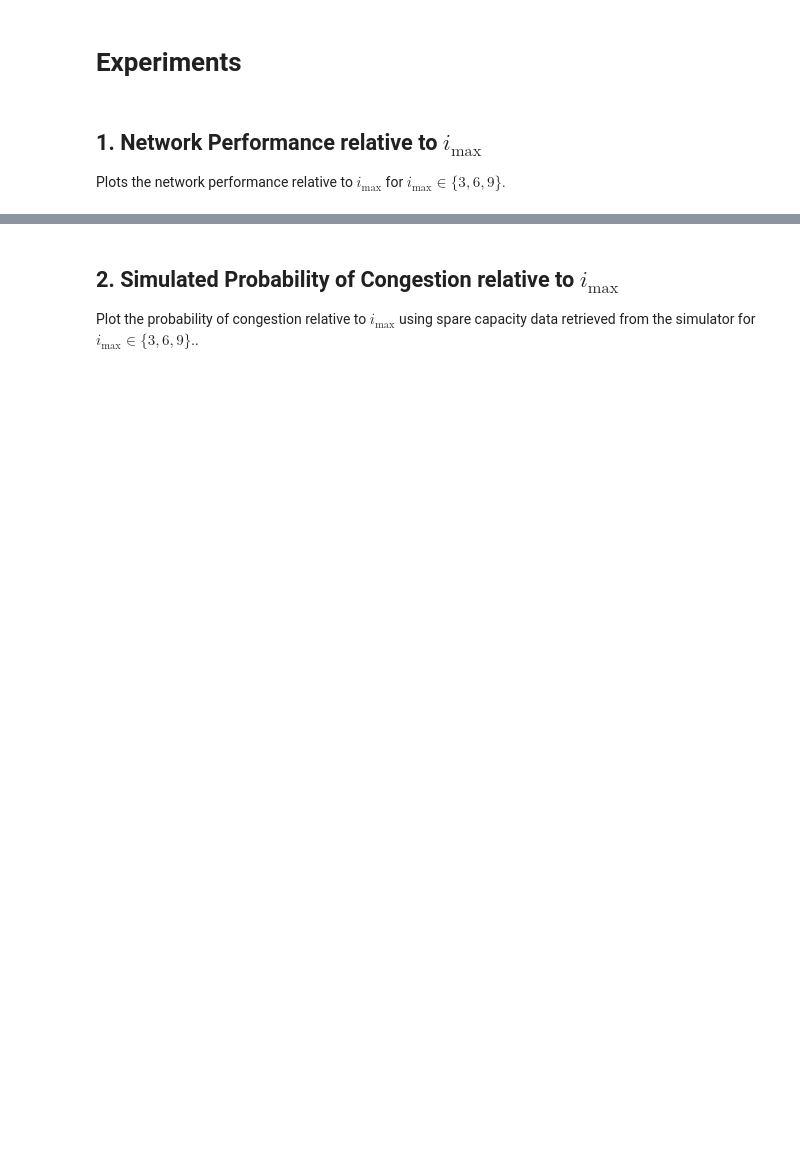
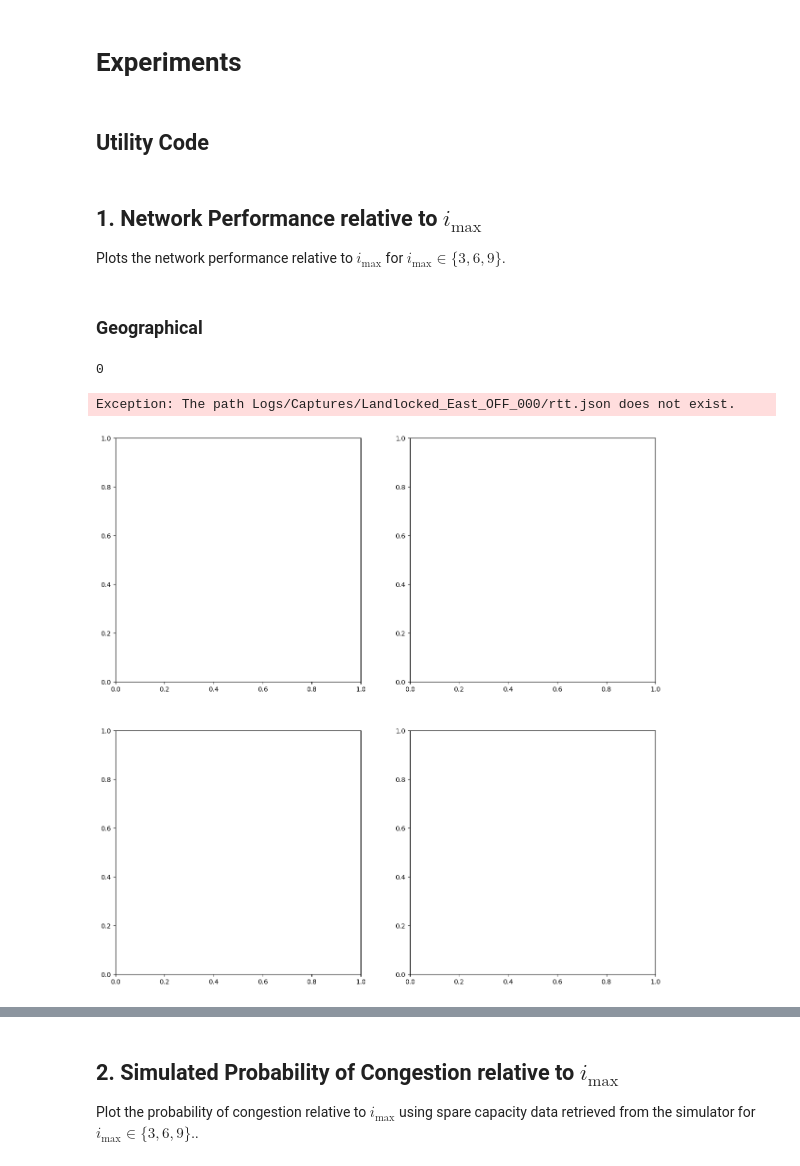
Before and after one commit to Foalfloater66/starlink-fyp, a Jupyter notebook: experiments.ipynb, the cells around one changed output, grey strips where cells are left out. Cells and saved outputs as stored; diff of their text form; code cells hidden in the pictures; blank space fills up the shorter version.

```diff
--- a/experiments.ipynb
+++ b/experiments.ipynb
@@ -1,5 +1,7 @@
 # %% [markdown]
 # Experiments
+# %% [markdown]
+## Utility Code
 # %%
 # Utility Code
 import seaborn as sns
@@ -111,0 +121,23 @@ plt.show()
+# %% [markdown]
+### Geographical
+# %%
+# Geographical
+fig, axs = plt.subplots(2, 2, figsize=(15, 15))
+
+# Defence disabled
+graph(plot_median_latency, axs[0, 0], geographical_cases)
+
+# imax = 3
+graph(plot_median_latency, axs[1, 0], geographical_cases, imax=3)
+
+# # imax = 6
+# graph(plot_median_latency, axs[2, 0], geographical_cases, imax=6)
+
+# # imax = 9
+# graph(plot_median_latency, axs[3, 0], geographical_cases, imax=9)
+
+show_plot(fig, axs)
+# %% [output]
+0
+Exception: The path Logs/Captures/Landlocked_East_OFF_000/rtt.json does not exist.
+[figure, added]
```
Also changed, not shown: parts of 8 cells of this notebook, 35 other files.
